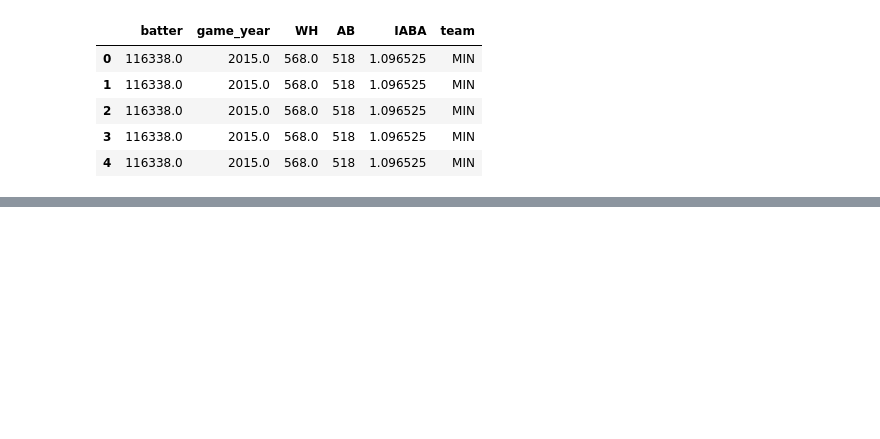
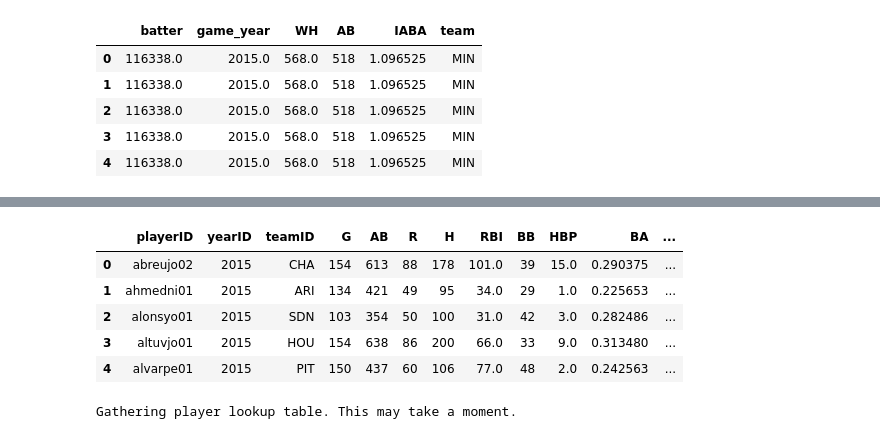
Before and after one commit to Amogh100/SabermetricsFinalProject, a Jupyter notebook: final_project_data.ipynb, the cells around one changed output, grey strips where cells are left out. Drawn from its saved outputs; the diff is of its cells as text; code cells hidden in the pictures; blank space fills up the shorter version.

```diff
--- a/final_project_data.ipynb
+++ b/final_project_data.ipynb
@@ -207,0 +216,14 @@ df = batter_iaba_with_team.to_csv("iaba_with_team.csv")
+# %%
+lahman_batter = lahman_batter[['playerID', 'yearID', 'teamID', 'G', 'AB', 'R', 'H', 'RBI', 'BB', 'HBP']]
+lahman_batter['BA'] = lahman_batter['H']/lahman_batter['AB']
+lahman_batter['OBP'] = (lahman_batter['H']+lahman_batter['BB']+lahman_batter['HBP'])/(lahman_batter['AB']+lahman_batter['BB']+lahman_batter['HBP'])
+lahman_batter = lahman_batter.reset_index()
+lahman_batter = lahman_batter.drop(axis=1, columns=['index'])
+lahman_batter.head()
+# %% [output]
+|  | playerID | yearID | teamID | G | AB | R | H | RBI | BB | HBP | BA | ... |
+| 0 | abreujo02 | 2015 | CHA | 154 | 613 | 88 | 178 | 101.0 | 39 | 15.0 | 0.290375 | ... |
+| 1 | ahmedni01 | 2015 | ARI | 134 | 421 | 49 | 95 | 34.0 | 29 | 1.0 | 0.225653 | ... |
+| 2 | alonsyo01 | 2015 | SDN | 103 | 354 | 50 | 100 | 31.0 | 42 | 3.0 | 0.282486 | ... |
+| 3 | altuvjo01 | 2015 | HOU | 154 | 638 | 86 | 200 | 66.0 | 33 | 9.0 | 0.313480 | ... |
+| 4 | alvarpe01 | 2015 | PIT | 150 | 437 | 60 | 106 | 77.0 | 48 | 2.0 | 0.242563 | ... |
@@ -207,0 +232,4 @@ df = batter_iaba_with_team.to_csv("iaba_with_team.csv")
+# %%
+ids = playerid_reverse_lookup(lahman_batter['playerID'], "bbref")[['key_mlbam', 'key_bbref']]
+# %% [output]
+Gathering player lookup table. This may take a moment.
```
Also changed, not shown: parts of 12 cells of this notebook, 3 other files.
